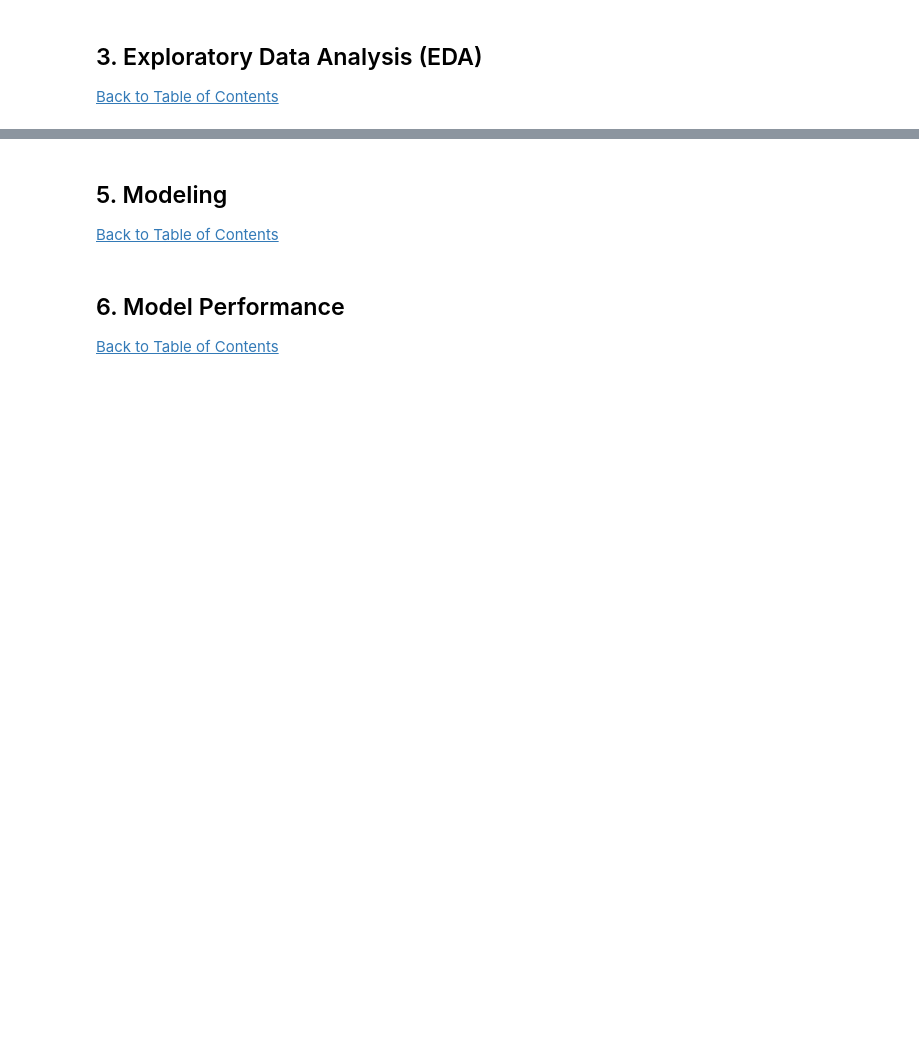
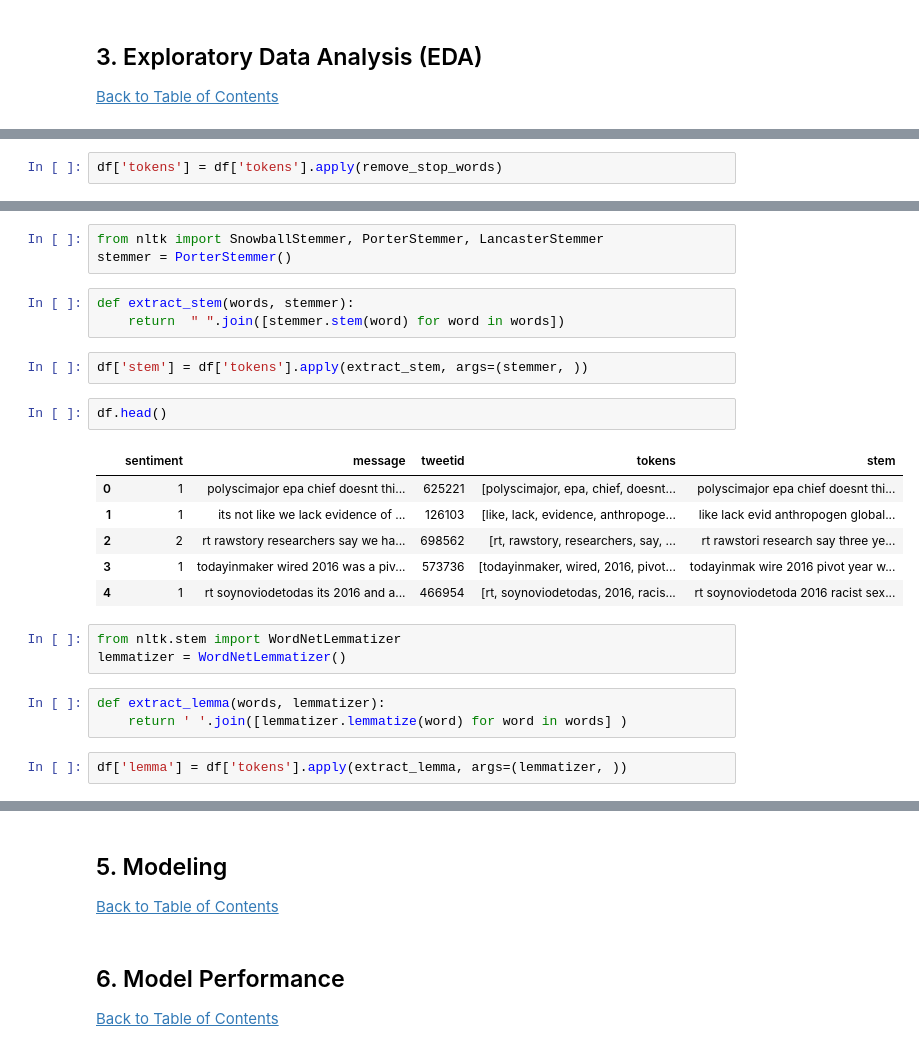
Before and after one commit to abubakaralsadiq/Classification-predict-Team-8, a Jupyter notebook: Classification Predict .ipynb, the cells around one changed output, grey strips where cells are left out. Cells and saved outputs as stored; diff of their text form; blank space fills up the shorter version.

```diff
--- a/Classification Predict .ipynb
+++ b/Classification Predict .ipynb
@@ -66,0 +253,2 @@ Many companies are built around lessening one’s environmental impact or carbon
+# %%
+df['tokens'] = df['tokens'].apply(remove_stop_words)
@@ -66,0 +264,25 @@ Many companies are built around lessening one’s environmental impact or carbon
+# %%
+from nltk import SnowballStemmer, PorterStemmer, LancasterStemmer
+stemmer = PorterStemmer()
+# %%
+def extract_stem(words, stemmer):
+    return  " ".join([stemmer.stem(word) for word in words])
+# %%
+df['stem'] = df['tokens'].apply(extract_stem, args=(stemmer, ))
+# %%
+df.head()
+# %% [output]
+|  | sentiment | message | tweetid | tokens | stem |
+| 0 | 1 | polyscimajor epa chief doesnt thi... | 625221 | [polyscimajor, epa, chief, doesnt... | polyscimajor epa chief doesnt thi... |
+| 1 | 1 | its not like we lack evidence of ... | 126103 | [like, lack, evidence, anthropoge... | like lack evid anthropogen global... |
+| 2 | 2 | rt rawstory researchers say we ha... | 698562 | [rt, rawstory, researchers, say, ... | rt rawstori research say three ye... |
+| 3 | 1 | todayinmaker wired 2016 was a piv... | 573736 | [todayinmaker, wired, 2016, pivot... | todayinmak wire 2016 pivot year w... |
+| 4 | 1 | rt soynoviodetodas its 2016 and a... | 466954 | [rt, soynoviodetodas, 2016, racis... | rt soynoviodetoda 2016 racist sex... |
+# %%
+from nltk.stem import WordNetLemmatizer
+lemmatizer = WordNetLemmatizer()
+# %%
+def extract_lemma(words, lemmatizer):
+    return ' '.join([lemmatizer.lemmatize(word) for word in words] )
+# %%
+df['lemma'] = df['tokens'].apply(extract_lemma, args=(lemmatizer, ))
```
Also changed, not shown: parts of 69 cells of this notebook, 2 other files.
